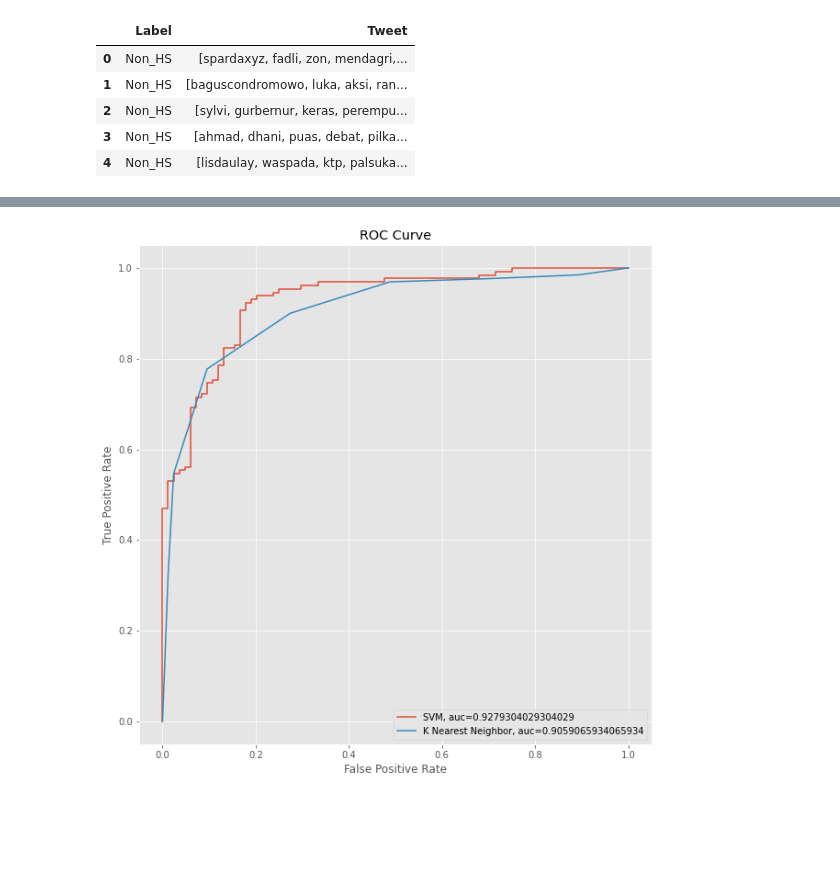
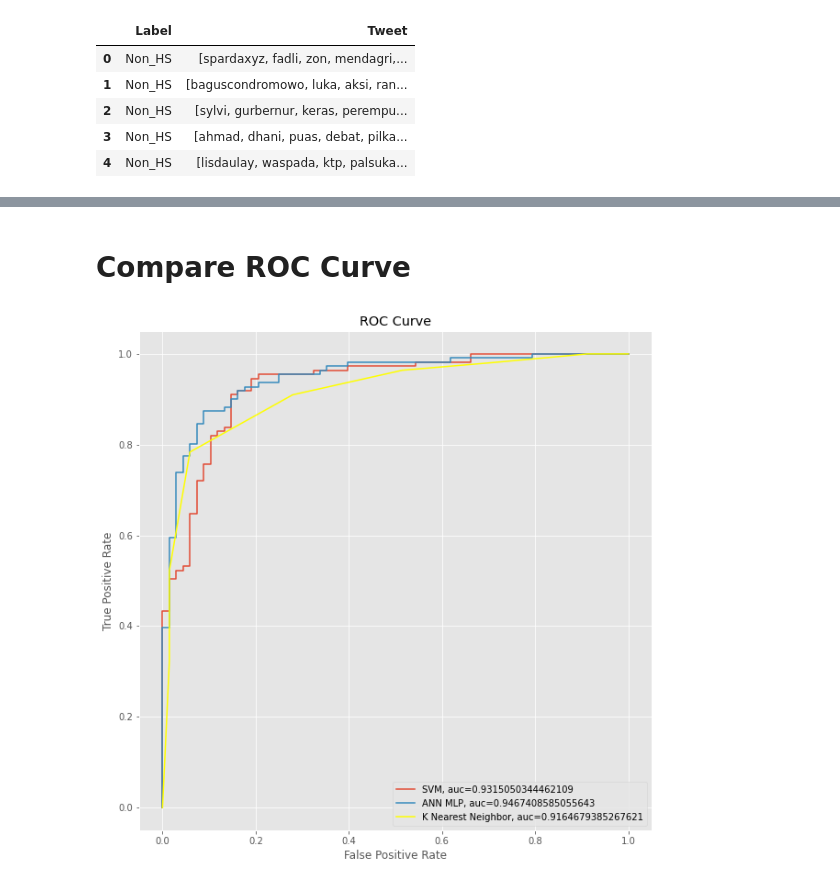
Before and after one commit to abduhsalam/Hate-Speech-Detection, a Jupyter notebook: Hate_Speech_Detection.ipynb, the cells around one changed output, grey strips where cells are left out. Saved outputs shown, nothing was run; the diff lists cells and outputs as text; code cells hidden in the pictures; blank space fills up the shorter version.

```diff
--- a/Hate_Speech_Detection.ipynb
+++ b/Hate_Speech_Detection.ipynb
@@ -85,7 +115,7 @@ df.head()
 # %%
 # Set Training and Testing Data (70:30)
 from sklearn.model_selection import train_test_split, cross_val_score
-X_train, X_test, y_train, y_test  = train_test_split(df['Tweet'] , df['Label'], shuffle = True, test_size=0.3, random_state=1)
+X_train, X_test, y_train, y_test  = train_test_split(df['Tweet'] , df['Label'], shuffle = True, test_size=0.25, random_state=1)
 
 # Show the Training and Testing Data
 print(X_train.shape)
@@ -203,17 +291,22 @@ Cohens Kappa Score: 0.6396632366697849
+# %% [markdown]
+# Compare ROC Curve
 # %%
 # Set Size and Style
 warnings.filterwarnings('ignore')
 plt.rcParams['figure.figsize'] = (10, 10)
 plt.style.use('ggplot')
 
 # Comparing ROC Curve
 plt.plot(fprsvm,tprsvm,label="SVM, auc="+str(aucsvm))
+plt.plot(fprann,tprann,label="ANN MLP, auc="+str(aucann))
+plt.plot(fprknn,tprknn,label="K Nearest Neighbor, auc="+str(aucknn), color='yellow')
+
 # plt.plot(fprrf,tprrf,label="Random Forest, auc="+str(aucrf))
-plt.plot(fprknn,tprknn,label="K Nearest Neighbor, auc="+str(aucknn))
+
 plt.title('ROC Curve')
 plt.xlabel('False Positive Rate')
 plt.ylabel('True Positive Rate')
 plt.legend(loc=4)
 plt.show()
 # %% [output]
-[figure, old version]
+[figure, new version]
```
Also changed, not shown: parts of 15 cells of this notebook.
